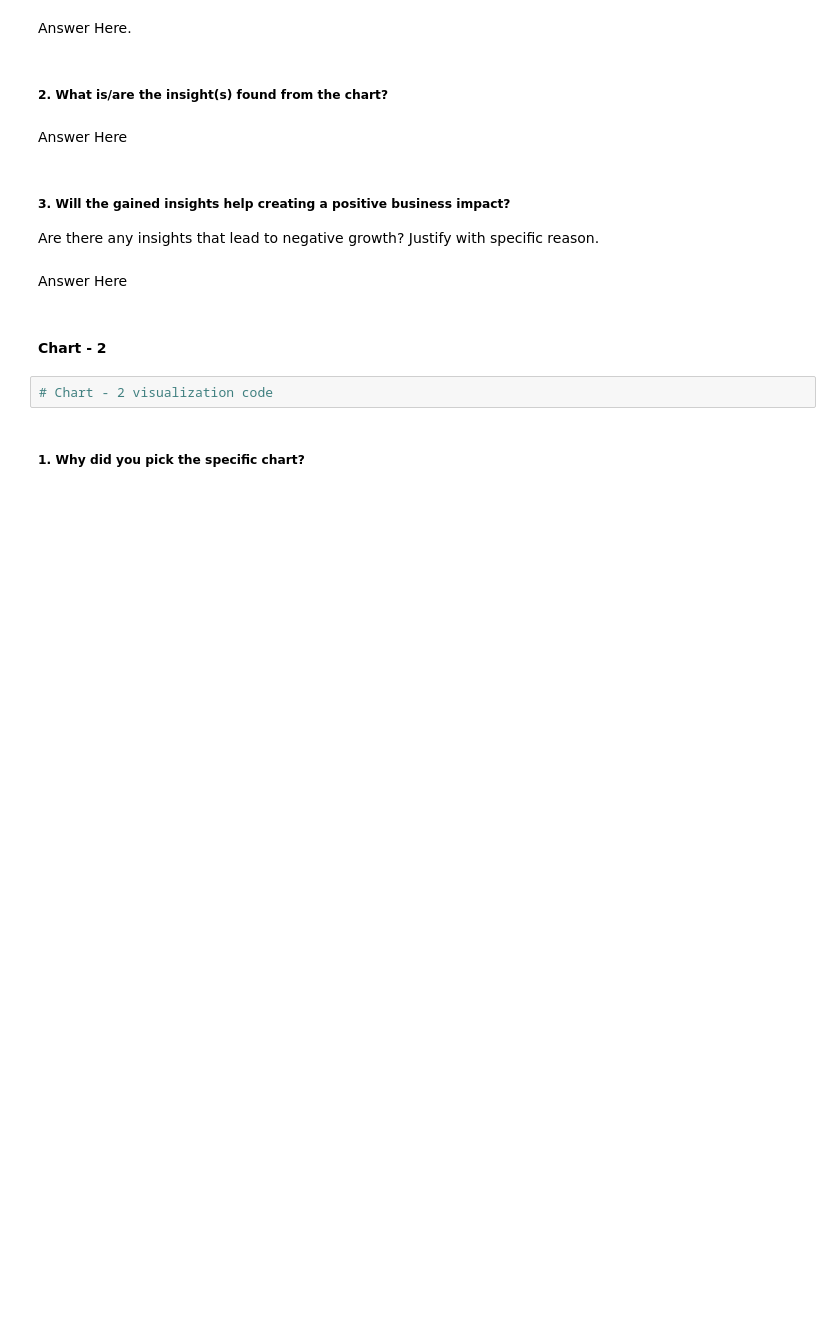
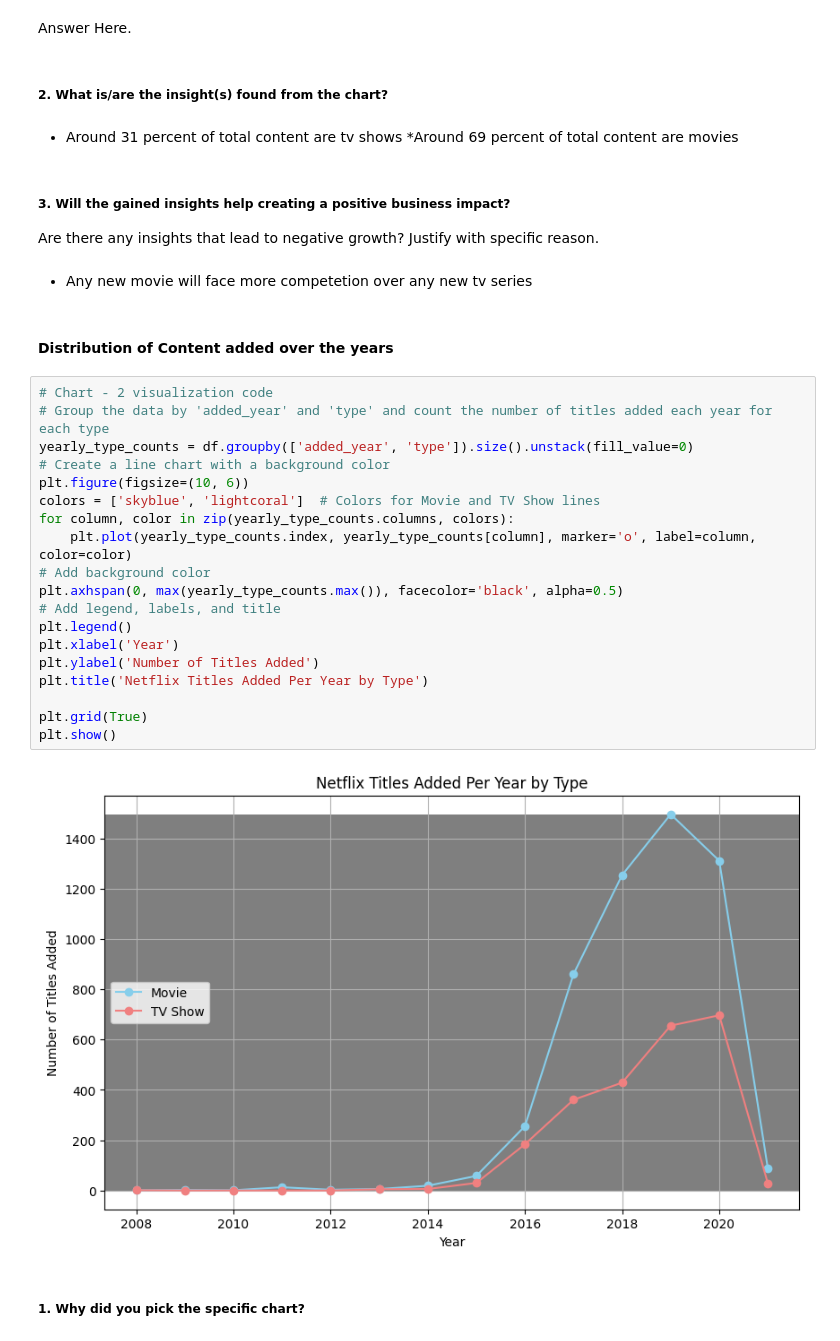
Before and after one commit to sabitendu/Capstone_Project_On_Netflix_Movies_And_TV-Shows_Clustering, a Jupyter notebook: NETFLIX_MOVIES_AND_TV_SHOWS_CLUSTERING.ipynb, the cells around one changed output. Drawn from its saved outputs; the diff is of its cells as text; blank space fills up the shorter version.

```diff
--- a/NETFLIX_MOVIES_AND_TV_SHOWS_CLUSTERING.ipynb
+++ b/NETFLIX_MOVIES_AND_TV_SHOWS_CLUSTERING.ipynb
@@ -300,17 +348,37 @@ Answer Here.
 Answer Here.
 # %% [markdown]
 ##### 2. What is/are the insight(s) found from the chart?
-# %% [markdown]
-Answer Here
+# %% [markdown]
+* Around 31 percent of total content are tv shows
+*Around 69 percent of total content are movies
 # %% [markdown]
 ##### 3. Will the gained insights help creating a positive business impact?
 Are there any insights that lead to negative growth? Justify with specific reason.
-# %% [markdown]
-Answer Here
-# %% [markdown]
-#### Chart - 2
-# %%
-# Chart - 2 visualization code
+# %% [markdown]
+* Any new movie will face more competetion  over any new tv series
+# %% [markdown]
+#### Distribution of Content added over the years
+# %%
+# Chart - 2 visualization code
+# Group the data by 'added_year' and 'type' and count the number of titles added each year for each type
+yearly_type_counts = df.groupby(['added_year', 'type']).size().unstack(fill_value=0)
+# Create a line chart with a background color
+plt.figure(figsize=(10, 6))
+colors = ['skyblue', 'lightcoral']  # Colors for Movie and TV Show lines
+for column, color in zip(yearly_type_counts.columns, colors):
+    plt.plot(yearly_type_counts.index, yearly_type_counts[column], marker='o', label=column, color=color)
+# Add background color
+plt.axhspan(0, max(yearly_type_counts.max()), facecolor='black', alpha=0.5)
+# Add legend, labels, and title
+plt.legend()
+plt.xlabel('Year')
+plt.ylabel('Number of Titles Added')
+plt.title('Netflix Titles Added Per Year by Type')
+
+plt.grid(True)
+plt.show()
+# %% [output]
+[figure, added]
 # %% [markdown]
 ##### 1. Why did you pick the specific chart?
 # %% [markdown]
```
Also changed, not shown: parts of 37 cells of this notebook.
